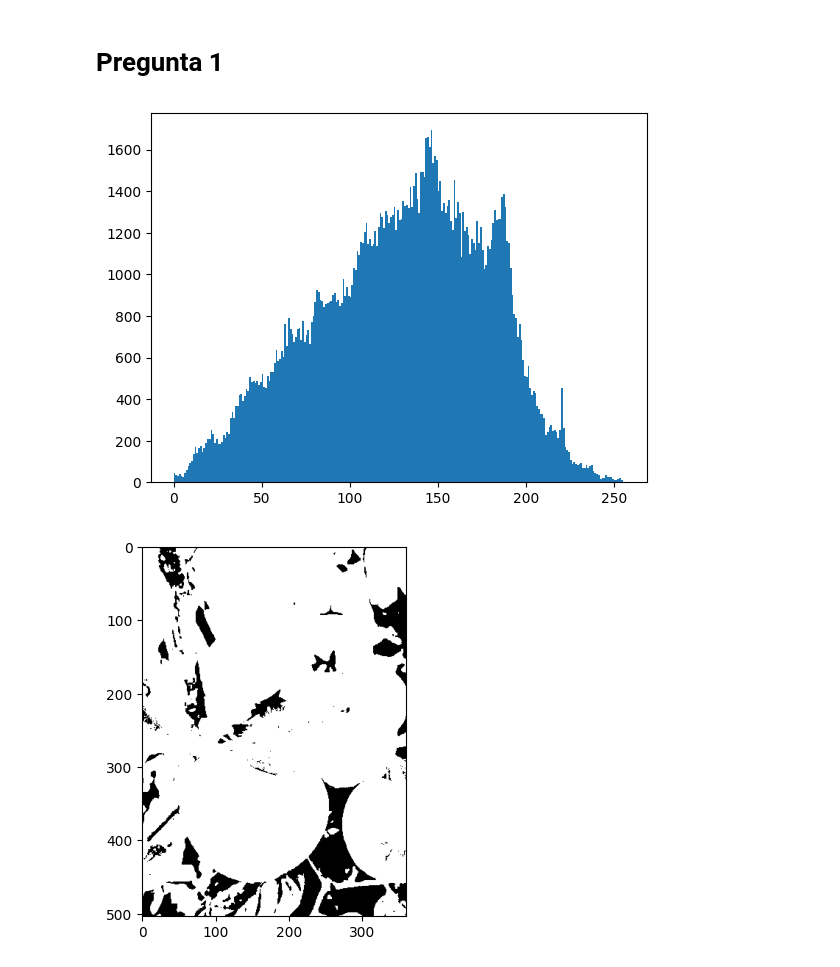
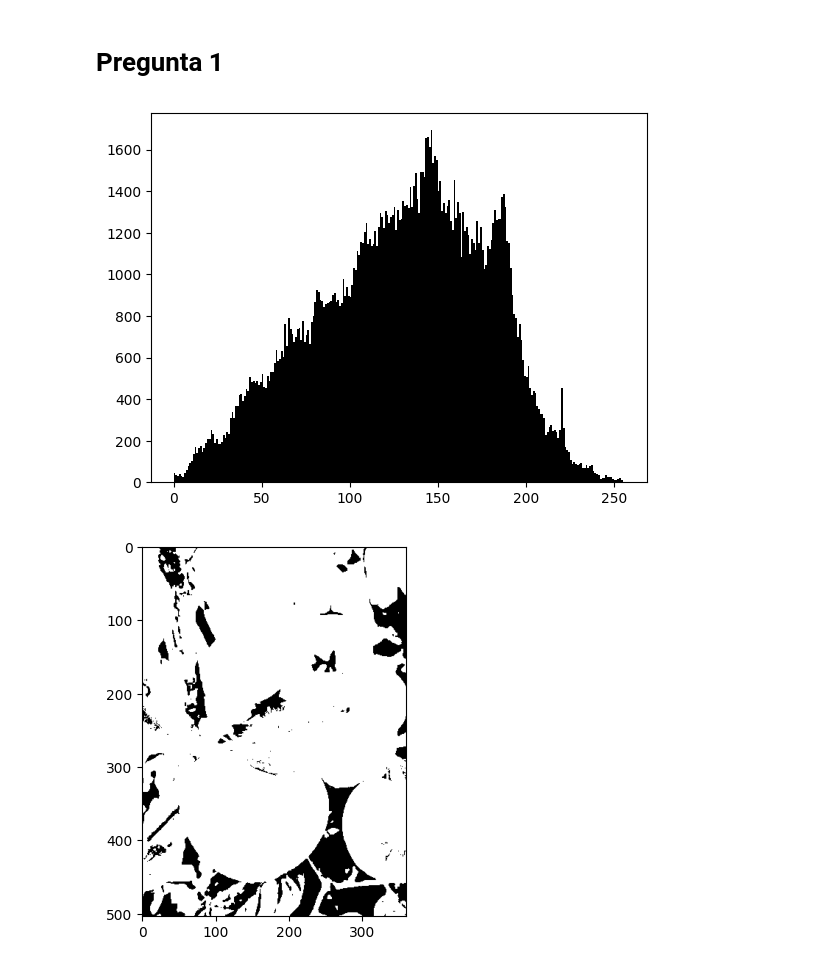
Before and after one commit to Felipeipe/el5206_ws, a Jupyter notebook: tarea1.ipynb, the cells around one changed output. Drawn from its saved outputs; the diff is of its cells as text; code cells hidden in the pictures.

```diff
--- a/tarea1.ipynb
+++ b/tarea1.ipynb
@@ -6,9 +7,9 @@ import matplotlib.pyplot as plt
 # %%
 # Histograma de tomates.png
 tomates = cv.imread('Files/01_Prim/tomates.png', cv.IMREAD_GRAYSCALE)
-plt.hist(tomates.ravel(),256,[0,256]); plt.show()
+plt.hist(tomates.ravel(),256,[0,256],color="black"); plt.show()
 # %% [output]
-[figure, old version]
+[figure, new version]
 # %%
 # Binarización de tomates.png usando 3 umbrales
 umbrales = [70, 120, 170]
```
Also changed, not shown: parts of 5 cells of this notebook.
